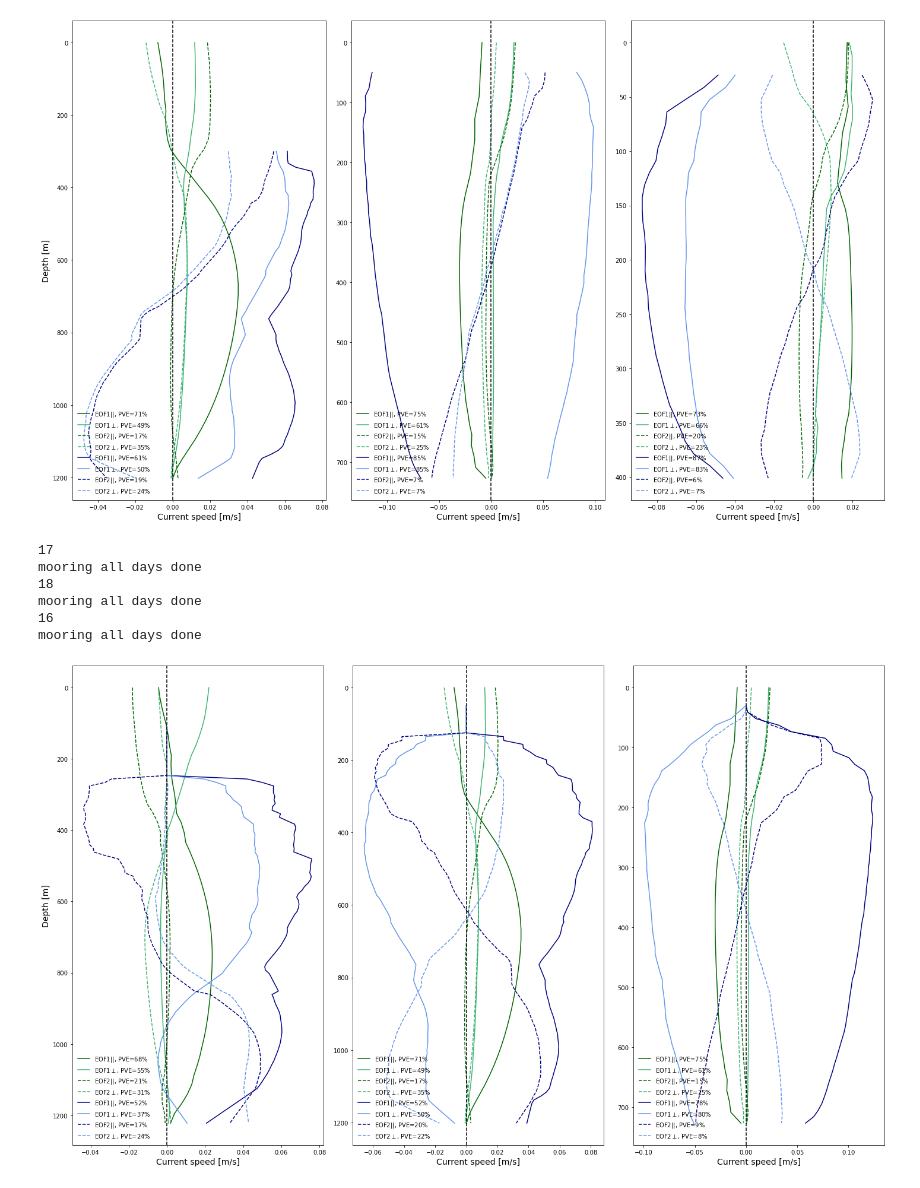
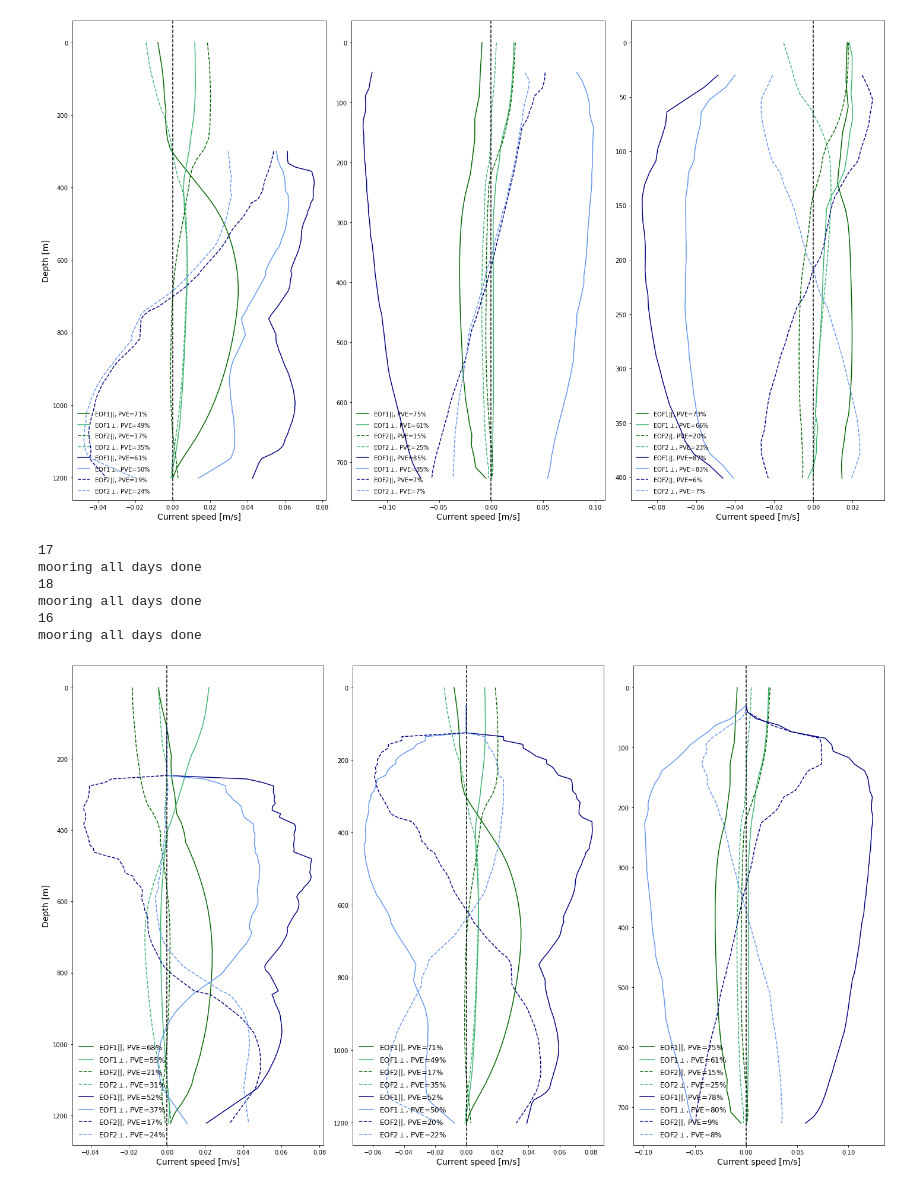
Before and after one commit to kaje2301/Master_2022, a Jupyter notebook: EOF1EOF2_mm.ipynb, the cells around one changed output. Drawn from its saved outputs; the diff is of its cells as text; code cells hidden in the pictures.

```diff
--- a/EOF1EOF2_mm.ipynb
+++ b/EOF1EOF2_mm.ipynb
@@ -586,7 +586,7 @@ for axs, i, b, t in zip(axs.flat, [3,4,5,6], [2935,1500,645,640], [260,200,150,1
     axs.axvline(0, color='k', linestyle = '--')
     axs.invert_yaxis()
     axs.set_xlabel('Current speed [m/s]', fontsize=14)
-    axs.legend(frameon=False, fontsize=10, loc="lower left")
+    axs.legend(frameon=False, fontsize=12, loc="lower left")
 
 fig.tight_layout()
 
@@ -825,32 +825,32 @@ for axs, i, b, t in zip(axs.flat,[17,18,16], [1222,1202,727], [110,50,30]):
     PVEmo2 = data[pickl[i]]['PVE2o']
 
 # --------------------------------------------------------------------------------------------------------------------
 
     # Plotting EOF mod, GREEEN
     axs.plot(PCAp1,dyp_mo, label= f'EOF1$||$, PVE={PVEmp1}%', color='darkgreen')  # linestyle='--',
     axs.plot(PCAo1,dyp_mo, label= f'EOF1$\perp$, PVE={PVEmo1}%', color='mediumseagreen')
     axs.plot(PCAp2,dyp_mo, linestyle='--', label= f'EOF2$||$, PVE={PVEmp2}%', color='darkgreen')  # linestyle='--',
     axs.plot(PCAo2,dyp_mo, linestyle='--', label= f'EOF2$\perp$, PVE={PVEmo2}%', color='mediumseagreen')
 
     # Plotting EOF moor, BLUE
     axs.plot(EOFp1,dyp_mr, label= f'EOF1$||$, PVE={PVEp1}%', color='navy')
     axs.plot(EOFo1,dyp_mr, label= f'EOF1$\perp$, PVE={PVEo1}%', color='cornflowerblue')
     axs.plot(EOFp2,dyp_mr, linestyle='--', label= f'EOF2$||$, PVE={PVEp2}%', color='navy')
     axs.plot(EOFo2,dyp_mr, linestyle='--', label= f'EOF2$\perp$, PVE={PVEo2}%', color='cornflowerblue')
 
     axs.axvline(0, color='k', linestyle = '--')
     axs.invert_yaxis()
     axs.set_xlabel('Current speed [m/s]', fontsize=14)
-    axs.legend(frameon=False, fontsize=10, loc="lower left")
+    axs.legend(frameon=False, fontsize=12, loc="lower left")
 
 fig.tight_layout()
 
 plt.savefig('EOF1og2_Nsvarbard_west.pdf', dpi = 300)
 # %% [output]
 17
 mooring all days done
 18
 mooring all days done
 16
 mooring all days done
-[figure, old version]
+[figure, new version]
```
Also changed, not shown: parts of 1 cell of this notebook, 2 other files.
